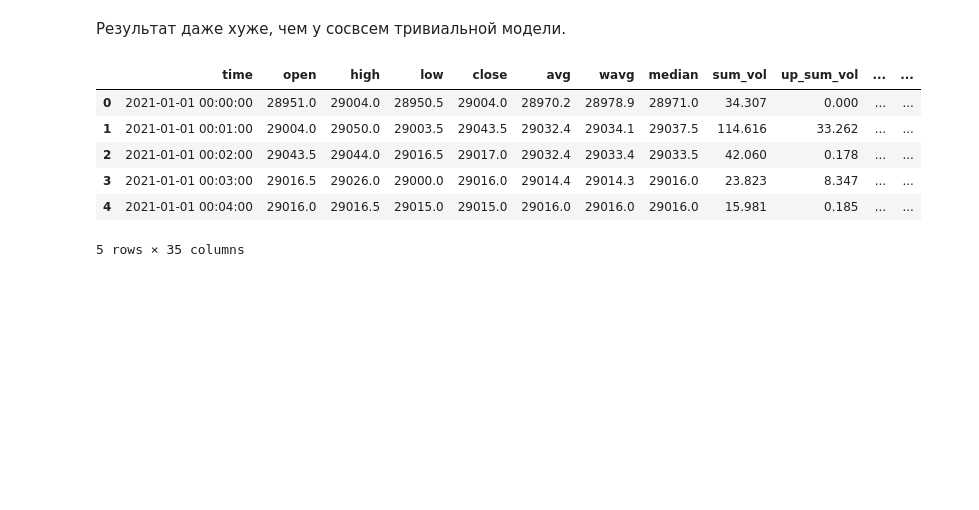
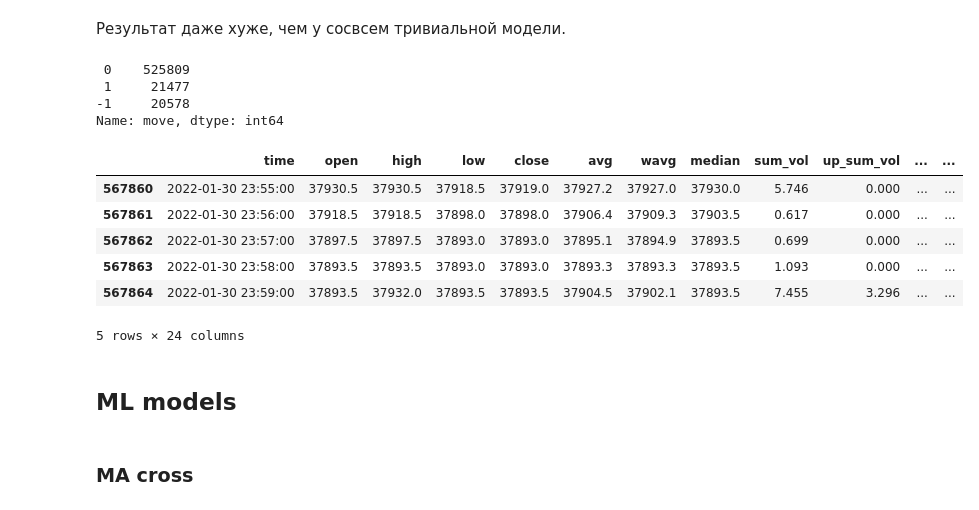
Before and after one commit to bellerofonte/skillfactory-dst-50, a Jupyter notebook: final/src/model/model-bitmex.ipynb, the cells around one changed output. Cells and saved outputs as stored; diff of their text form; code cells hidden in the pictures; blank space fills up the shorter version.

Commit message:
- backtest: more statistics added - Bitmex model workaround

```diff
--- a/final/src/model/model-bitmex.ipynb
+++ b/final/src/model/model-bitmex.ipynb
@@ -179,26 +178,44 @@ temp = prev_close[TRAIN_SIZE:]
 # %%
 prev_close = df.close.shift(1)
 diff_close = df.close.diff()
+change_close = (df.close / prev_close) - 1
+DEFAULT_EPS = 0.002 # 0.2%
+
+df['up'] = (change_close > DEFAULT_EPS).astype('int')
+df['down'] = (change_close < -DEFAULT_EPS).astype('int')
+df['move'] = df['up'] - df['down']
 df['up_in_row'] = diff_close.apply(count_up_bars)
 df['down_in_row'] = diff_close.apply(count_down_bars)
 df['TR'] = np.maximum(df.high, prev_close) - np.minimum(df.low, prev_close)
+df.dropna(inplace=True)
 # %%
-for key in PERIODS.keys():
-    roll = df.rolling(PERIODS[key], min_periods=1)
-    df[f'avg_{key}'] = roll.close.mean()
-    df[f'std_{key}'] = roll.close.std()
-    df[f'ATR_{key}'] = roll.TR.mean()
-    df[f'high_{key}'] = roll.high.max()
-    df[f'low_{key}'] = roll.low.min()
-    df[f'sum_vol_{key}'] = roll.sum_vol.sum()
-    df[f'net_vol_{key}'] = roll.net_vol.sum()
+# for key in PERIODS.keys():
+#     roll = df.rolling(PERIODS[key], min_periods=1)
+#     df[f'avg_{key}'] = roll.close.mean()
+#     df[f'std_{key}'] = roll.close.std()
+#     df[f'ATR_{key}'] = roll.TR.mean()
+#     df[f'high_{key}'] = roll.high.max()
+#     df[f'low_{key}'] = roll.low.min()
+#     df[f'sum_vol_{key}'] = roll.sum_vol.mean()
+#     df[f'net_vol_{key}'] = roll.net_vol.mean()
+# %%
+df.move.value_counts()
+# %% [output]
+ 0    525809
+ 1     21477
+-1     20578
+Name: move, dtype: int64
 # %%
-df.head(5)
+df.tail(5)
 # %% [output]
 |  | time | open | high | low | close | avg | wavg | median | sum_vol | up_sum_vol | ... | ... |
-| 0 | 2021-01-01 00:00:00 | 28951.0 | 29004.0 | 28950.5 | 29004.0 | 28970.2 | 28978.9 | 28971.0 | 34.307 | 0.000 | ... | ... |
-| 1 | 2021-01-01 00:01:00 | 29004.0 | 29050.0 | 29003.5 | 29043.5 | 29032.4 | 29034.1 | 29037.5 | 114.616 | 33.262 | ... | ... |
-| 2 | 2021-01-01 00:02:00 | 29043.5 | 29044.0 | 29016.5 | 29017.0 | 29032.4 | 29033.4 | 29033.5 | 42.060 | 0.178 | ... | ... |
-| 3 | 2021-01-01 00:03:00 | 29016.5 | 29026.0 | 29000.0 | 29016.0 | 29014.4 | 29014.3 | 29016.0 | 23.823 | 8.347 | ... | ... |
-| 4 | 2021-01-01 00:04:00 | 29016.0 | 29016.5 | 29015.0 | 29015.0 | 29016.0 | 29016.0 | 29016.0 | 15.981 | 0.185 | ... | ... |
+| 567860 | 2022-01-30 23:55:00 | 37930.5 | 37930.5 | 37918.5 | 37919.0 | 37927.2 | 37927.0 | 37930.0 | 5.746 | 0.000 | ... | ... |
+| 567861 | 2022-01-30 23:56:00 | 37918.5 | 37918.5 | 37898.0 | 37898.0 | 37906.4 | 37909.3 | 37903.5 | 0.617 | 0.000 | ... | ... |
+| 567862 | 2022-01-30 23:57:00 | 37897.5 | 37897.5 | 37893.0 | 37893.0 | 37895.1 | 37894.9 | 37893.5 | 0.699 | 0.000 | ... | ... |
+| 567863 | 2022-01-30 23:58:00 | 37893.5 | 37893.5 | 37893.0 | 37893.0 | 37893.3 | 37893.3 | 37893.5 | 1.093 | 0.000 | ... | ... |
+| 567864 | 2022-01-30 23:59:00 | 37893.5 | 37932.0 | 37893.5 | 37893.5 | 37904.5 | 37902.1 | 37893.5 | 7.455 | 3.296 | ... | ... |
-5 rows × 35 columns
+5 rows × 24 columns
+# %% [markdown]
+## ML models
+# %% [markdown]
+### MA cross
```
Also changed, not shown: parts of 10 cells of this notebook, 1 other file.
